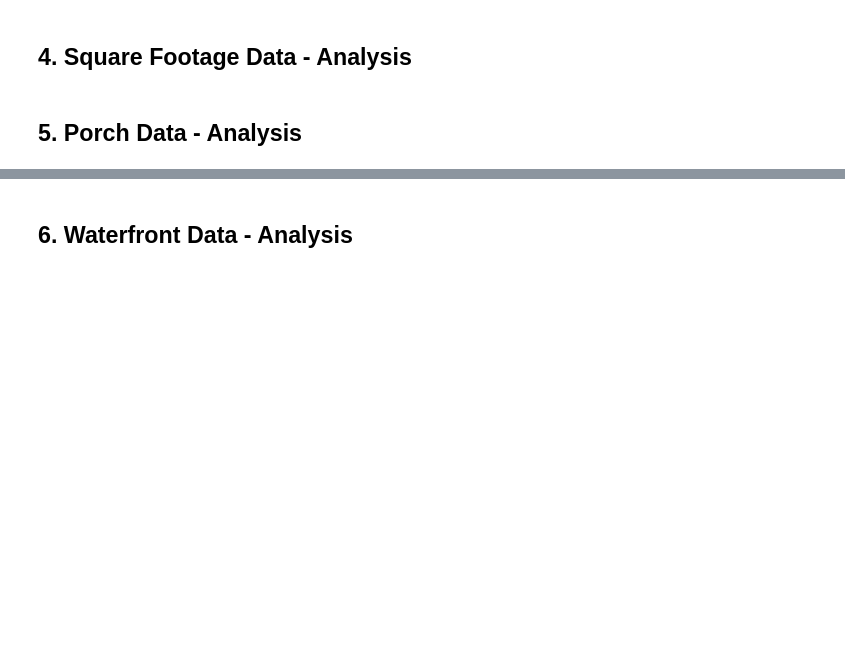
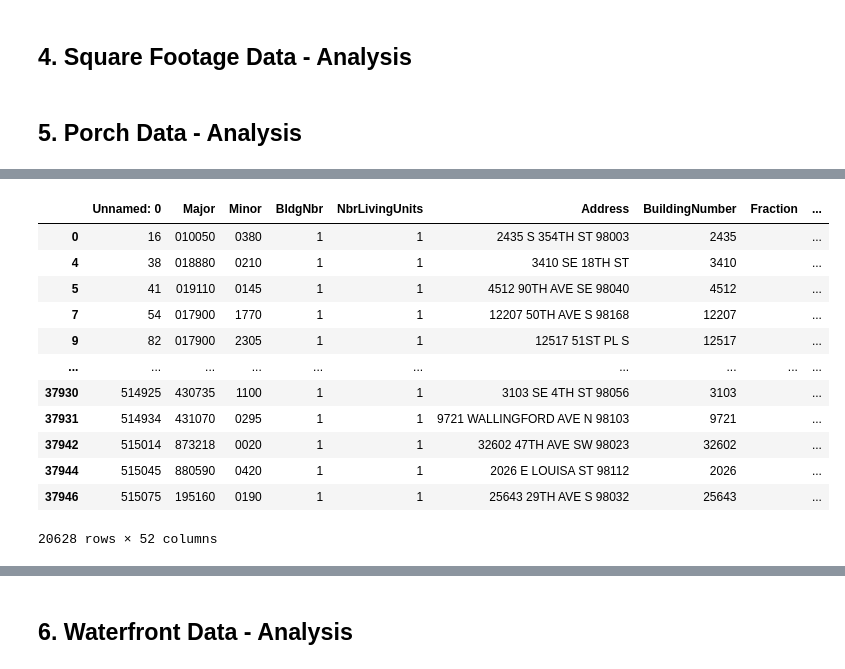
Before and after one commit to chum46/housing_sales_king_county, a Jupyter notebook: notebooks/report/00_final_report_and_summary.ipynb, the cells around one changed output, grey strips where cells are left out. Saved outputs shown, nothing was run; the diff lists cells and outputs as text; code cells hidden in the pictures; blank space fills up the shorter version.

```diff
--- a/notebooks/report/00_final_report_and_summary.ipynb
+++ b/notebooks/report/00_final_report_and_summary.ipynb
@@ -39,0 +42,17 @@ In summary, the report that follows addresses following questions:
+# %%
+has_porch= bldinfo_2019[(bldinfo_2019["SqFtOpenPorch"]!=0)|(bldinfo_2019["SqFtEnclosedPorch"]!=0)]
+has_porch
+# %% [output]
+|  | Unnamed: 0 | Major | Minor | BldgNbr | NbrLivingUnits | Address | BuildingNumber | Fraction | ... |
+| 0 | 16 | 010050 | 0380 | 1 | 1 | 2435 S 354TH ST 98003 | 2435 |  | ... |
+| 4 | 38 | 018880 | 0210 | 1 | 1 | 3410 SE 18TH ST | 3410 |  | ... |
+| 5 | 41 | 019110 | 0145 | 1 | 1 | 4512 90TH AVE SE 98040 | 4512 |  | ... |
+| 7 | 54 | 017900 | 1770 | 1 | 1 | 12207 50TH AVE S 98168 | 12207 |  | ... |
+| 9 | 82 | 017900 | 2305 | 1 | 1 | 12517 51ST PL S | 12517 |  | ... |
+| ... | ... | ... | ... | ... | ... | ... | ... | ... | ... |
+| 37930 | 514925 | 430735 | 1100 | 1 | 1 | 3103 SE 4TH ST 98056 | 3103 |  | ... |
+| 37931 | 514934 | 431070 | 0295 | 1 | 1 | 9721 WALLINGFORD AVE N 98103 | 9721 |  | ... |
+| 37942 | 515014 | 873218 | 0020 | 1 | 1 | 32602 47TH AVE SW 98023 | 32602 |  | ... |
+| 37944 | 515045 | 880590 | 0420 | 1 | 1 | 2026 E LOUISA ST 98112 | 2026 |  | ... |
+| 37946 | 515075 | 195160 | 0190 | 1 | 1 | 25643 29TH AVE S 98032 | 25643 |  | ... |
+20628 rows × 52 columns
```
Also changed, not shown: parts of 15 cells of this notebook, 5 other files.
